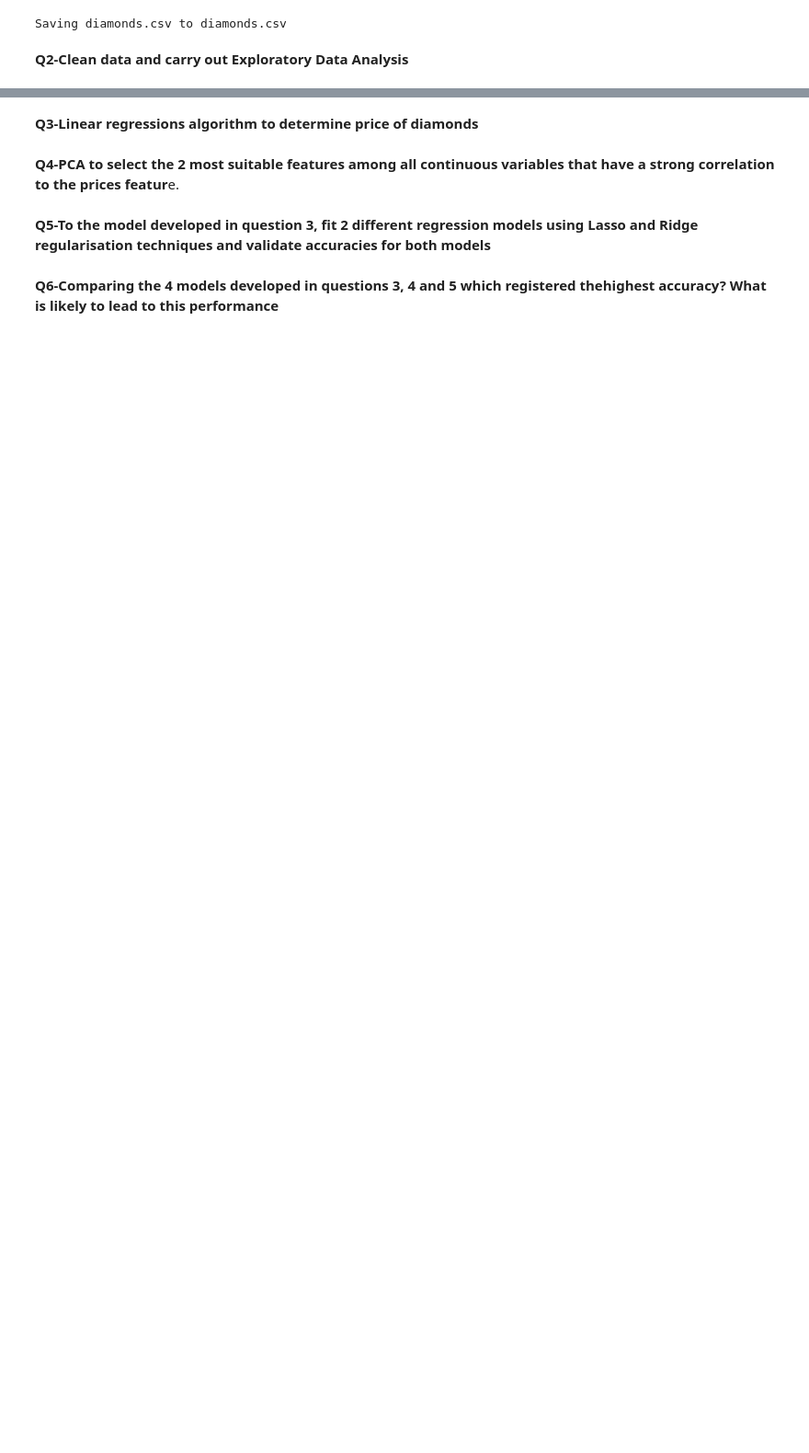
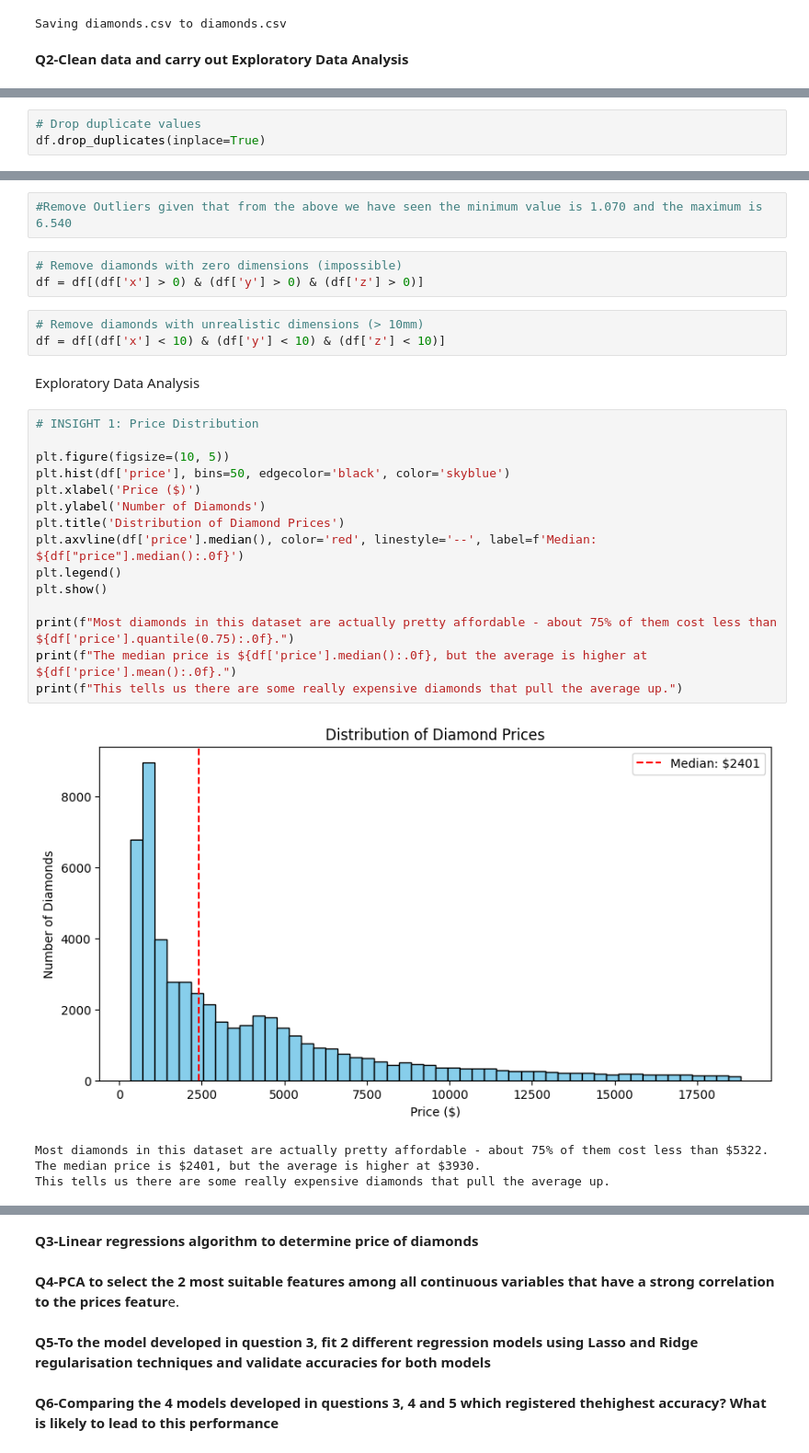
Before and after one commit to IreneWanjiruKariuki/NetflixTitles-DataCleaning, a Jupyter notebook: Diamonds_Price_Regression.ipynb, the cells around one changed output, grey strips where cells are left out. Shown at 92% size. Saved outputs shown, nothing was run; the diff lists cells and outputs as text; blank space fills up the shorter version.

```diff
--- a/Diamonds_Price_Regression.ipynb
+++ b/Diamonds_Price_Regression.ipynb
@@ -20,0 +154,3 @@ Saving diamonds.csv to diamonds.csv
+# %%
+# Drop duplicate values
+df.drop_duplicates(inplace=True)
@@ -20,0 +207,30 @@ Saving diamonds.csv to diamonds.csv
+# %%
+#Remove Outliers given that from the above we have seen the minimum value is 1.070 and the maximum is 6.540
+# %%
+# Remove diamonds with zero dimensions (impossible)
+df = df[(df['x'] > 0) & (df['y'] > 0) & (df['z'] > 0)]
+# %%
+# Remove diamonds with unrealistic dimensions (> 10mm)
+df = df[(df['x'] < 10) & (df['y'] < 10) & (df['z'] < 10)]
+# %% [markdown]
+Exploratory Data Analysis
+# %%
+# INSIGHT 1: Price Distribution
+
+plt.figure(figsize=(10, 5))
+plt.hist(df['price'], bins=50, edgecolor='black', color='skyblue')
+plt.xlabel('Price ($)')
+plt.ylabel('Number of Diamonds')
+plt.title('Distribution of Diamond Prices')
+plt.axvline(df['price'].median(), color='red', linestyle='--', label=f'Median: ${df["price"].median():.0f}')
+plt.legend()
+plt.show()
+
+print(f"Most diamonds in this dataset are actually pretty affordable - about 75% of them cost less than ${df['price'].quantile(0.75):.0f}.")
+print(f"The median price is ${df['price'].median():.0f}, but the average is higher at ${df['price'].mean():.0f}.")
+print(f"This tells us there are some really expensive diamonds that pull the average up.")
+# %% [output]
+[figure, added]
+Most diamonds in this dataset are actually pretty affordable - about 75% of them cost less than $5322.
+The median price is $2401, but the average is higher at $3930.
+This tells us there are some really expensive diamonds that pull the average up.
```
Also changed, not shown: parts of 24 cells of this notebook.
